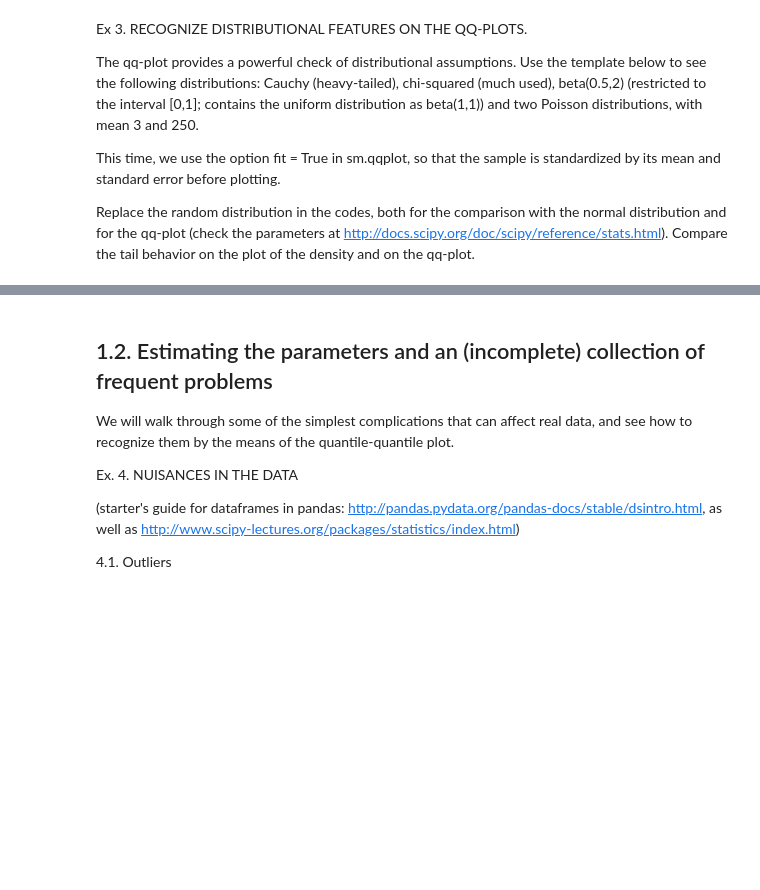
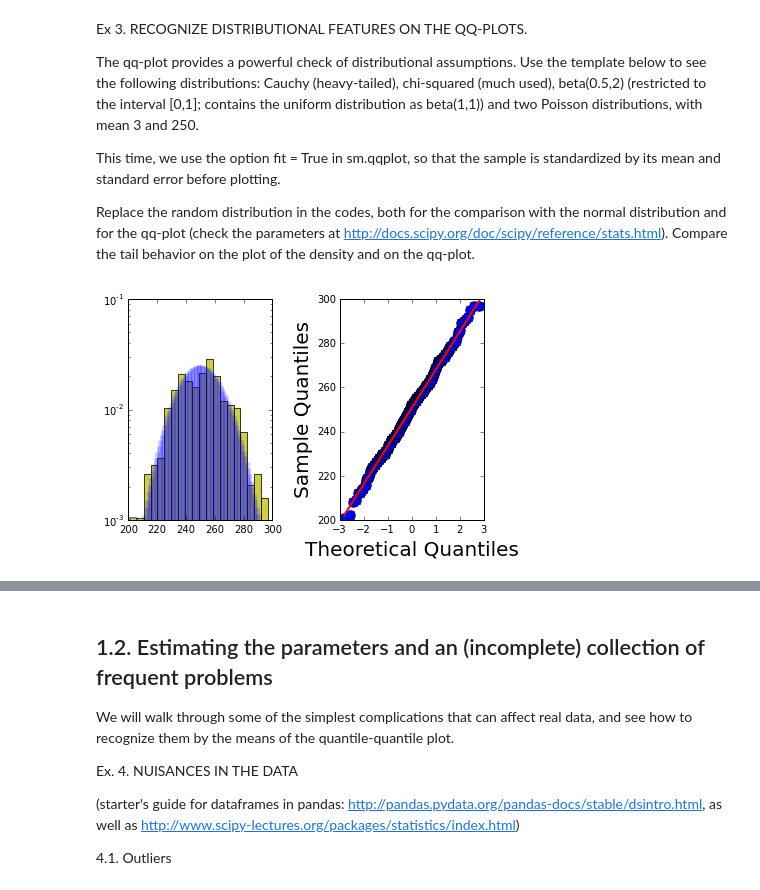
Before and after one commit to LSSTC-DSFP/LSSTC-DSFP-Sessions, a Jupyter notebook: Session1/Tuesday/IntroStat.ipynb, the cells around one changed output, grey strips where cells are left out. Cells and saved outputs as stored; diff of their text form; code cells hidden in the pictures; blank space fills up the shorter version.

```diff
--- a/Session1/Tuesday/IntroStat.ipynb
+++ b/Session1/Tuesday/IntroStat.ipynb
@@ -50,21 +64,33 @@ This time, we use the option fit = True in sm.qqplot, so that the sample is stan
 
 Replace the random distribution in the codes, both for the comparison with the normal distribution and for the qq-plot (check the parameters at http://docs.scipy.org/doc/scipy/reference/stats.html). Compare the tail behavior on the plot of the density and on the qq-plot.
 # %%
-x = np.linspace(scipy.stats.cauchy.ppf(0.005), scipy.stats.cauchy.ppf(0.995), 200)
-#x = np.arange(scipy.stats.poisson.ppf(0.005, mu=250), scipy.stats.poisson.ppf(0.995, mu=250), 1)
+#uncomment for cauchy
+#x = np.linspace(scipy.stats.cauchy.ppf(0.005), scipy.stats.cauchy.ppf(0.995), 200)
 
-rv = scipy.stats.cauchy.rvs(size = 400)
+#uncomment for poisson
+x = np.arange(scipy.stats.poisson.ppf(0.005, mu=250), scipy.stats.poisson.ppf(0.995, mu=250), 1)
+
+#uncomment for cauchy
+#rv = scipy.stats.cauchy.rvs(size = 400)
+
+#uncomment for poisson
+rv = scipy.stats.poisson.rvs(mu=250,size=400)
 
 fig = plt.figure(3)
 ax1 = fig.add_subplot(121)
 plt.hist(rv, 20, normed=1, facecolor='y', alpha=0.75)
-ax1.plot(x, scipy.stats.cauchy.pdf(x),'b-', lw=2)
-#ax1.vlines(x, 0, scipy.stats.poisson.pmf(x, mu=250), colors='b', lw=5, alpha=0.2)
+#uncomment for cauchy
+#ax1.plot(x, scipy.stats.cauchy.pdf(x),'b-', lw=2)
+ax1.set_yscale('log')
+#uncomment for poission
+ax1.vlines(x, 0, scipy.stats.poisson.pmf(x, mu=250), colors='b', lw=5, alpha=0.2)
 ax2 = fig.add_subplot(122)
 sm.qqplot(rv, line = 's', ax = ax2)
-
+fig.tight_layout()
 plt.show()
 
 # To see the extremes of the random variates:
 #rv.min()
 #rv.max()
+# %% [output]
+[figure, added]
```
Also changed, not shown: parts of 11 cells of this notebook.
